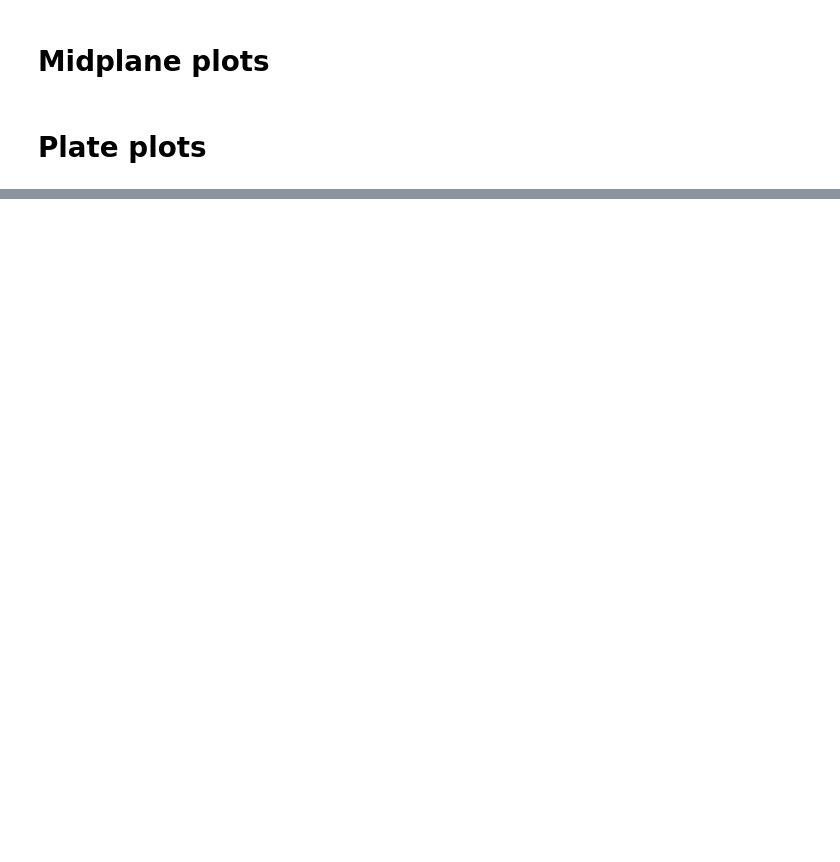
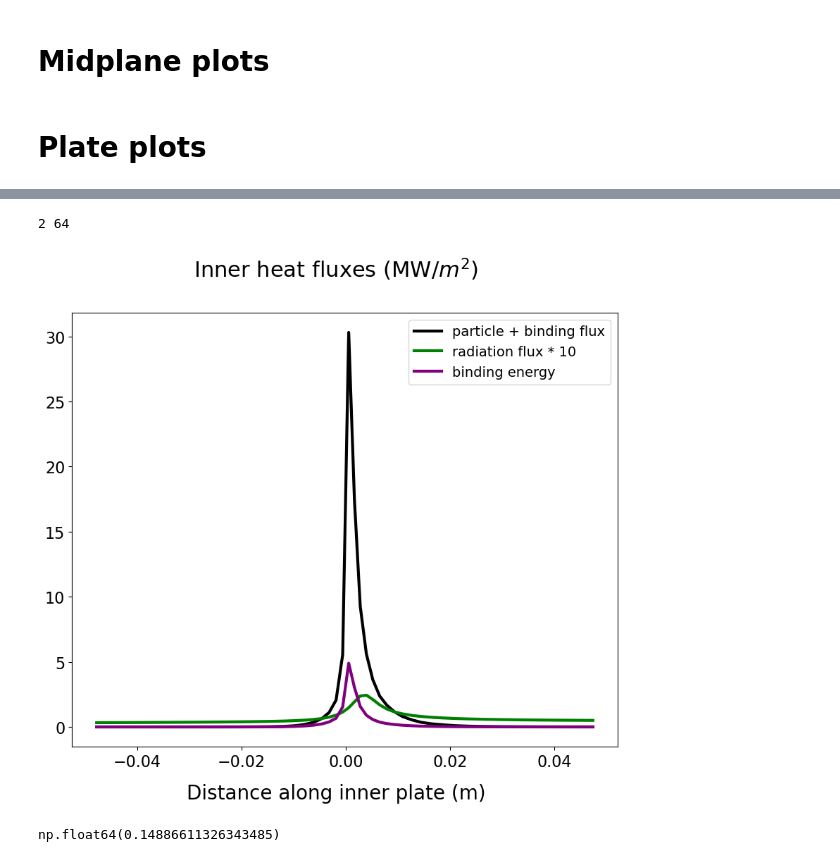
Before and after one commit to KasaiYuki/UETOOLS-Reactor, a Jupyter notebook: jupyter/MANTA_final_baseline/PresentationPlots.ipynb, the cells around one changed output, grey strips where cells are left out. Drawn from its saved outputs; the diff is of its cells as text; code cells hidden in the pictures; blank space fills up the shorter version.

```diff
--- a/jupyter/MANTA_final_baseline/PresentationPlots.ipynb
+++ b/jupyter/MANTA_final_baseline/PresentationPlots.ipynb
@@ -40,3 +53,25 @@ Text(0.5, 0.01, 'Distance along outer plate (m)')
+# %%
+left_index = 2  # Adjust this as needed
+right_index = -7 # Adjust this as needed
+fig, axs = plt.subplots(1, figsize=(10,8))
+bbb.fqp=0
+bbb.plateflux(); #internally calculated fluxes (postprocessing)
+fig.suptitle('Inner heat fluxes (MW/$m^2$)')
+fig.supxlabel('Distance along inner plate (m)', fontsize=20)
+x = com.yylb[1:-1]
+axs.plot(com.yylb[left_index:right_index],1.e-6*(bbb.sdtlb[left_index:right_index]), label='particle + binding flux', color='0')
+axs.plot(com.yylb[left_index:right_index],1.e-6*(bbb.sdrlb[left_index:right_index])*10, label='radiation flux * 10', color='g')
+axs.plot(com.yylb[left_index:right_index], bbb.sbindlb[left_index:right_index,:]*1e-6, color='purple', label='binding energy')
+print(com.nisp,com.nx)
+axs.legend(fontsize=14)
+plt.savefig('inner_div_plot2.png')
+plt.show()
+com.yyrb.size
+np.mean(1.e-6*(bbb.sdrrb))
+# %% [output]
+2 64
+[figure, added]
+np.float64(0.14886611326343485)
 # %%
 left_index = 2  # Adjust this as needed
 right_index = -7 # Adjust this as needed
```
Also changed, not shown: parts of 10 cells of this notebook, 8 other files.
